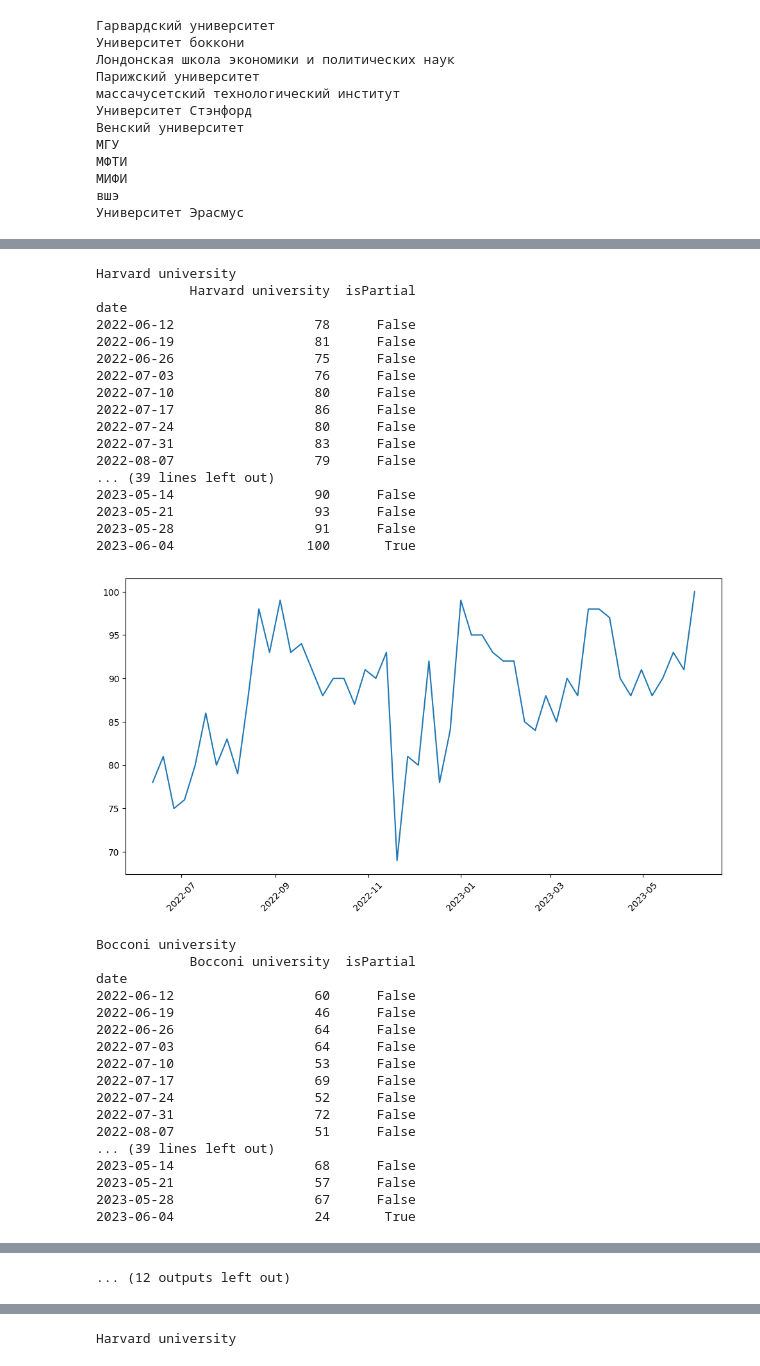
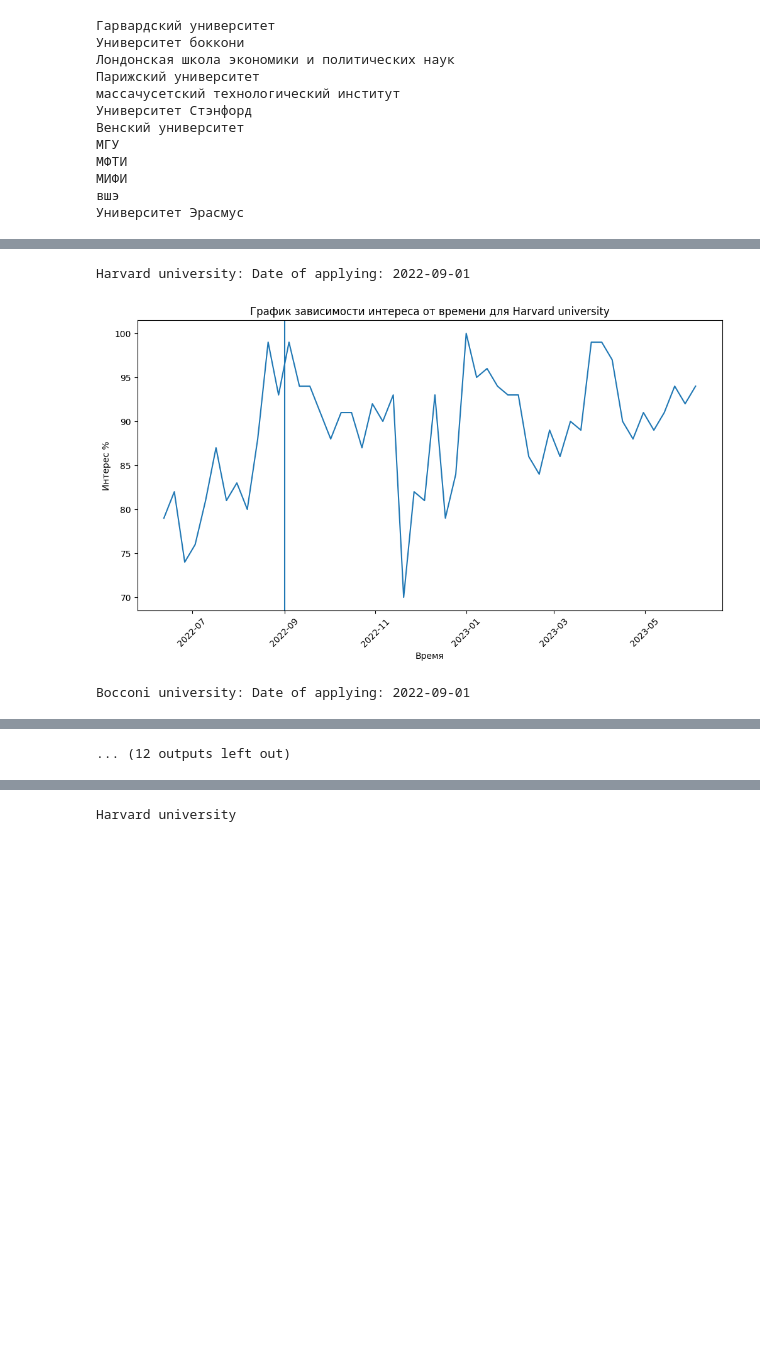
Before and after one commit to oskvorcova/olga_skvorcova, a Jupyter notebook: university_trends.ipynb, the cells around one changed output, grey strips where cells are left out. Drawn from its saved outputs; the diff is of its cells as text; code cells hidden in the pictures; blank space fills up the shorter version.

```diff
--- a/university_trends.ipynb
+++ b/university_trends.ipynb
@@ -151,4 +149,17 @@ for x in (sql_data):
 МИФИ
 вшэ
 Университет Эрасмус
+# %%
+kw_list= ["Harvard university",
+    "Bocconi university",
+    "LSE London",
+    "Science university Paris",
+    "MIT",
+    "Stanford university",
+    "WU Vienna",
+    "Moscow State university",
+    "mipt Russia",
+    "Nuclear University Russia",
+    "Economics school Russia",
+    "Erasmus university Rotterdam"]
 # %%
@@ -192,52 +203,24 @@ Image("data.png", width=3200, height=2400)
 # %%
-# Нарисыем графики по отдельности для университета
-for x in (kw_list):
-    print(x)
+# Нарисуем графики по-отдельности для разных университетов
+for item in (kw_list):
+    print(F"{item[0]}: Date of applying: {item[1]}")
     pytrends = TrendReq()
-    pytrends.build_payload(kw_list=[x], timeframe = 'today 12-m')
+    pytrends.build_payload(kw_list=[item[0]], timeframe = 'today 12-m')
     interest_over_time_df = pytrends.interest_over_time()
-    # Выведем ДФ полученный по реквесту
-    print(interest_over_time_df)
+    # Выведем дата-фрейм, полученный по запросу
+    interest_over_time_df["date_helper"] = interest_over_time_df.index.date
     plt.figure(figsize=(12, 6))
-    plt.plot(interest_over_time_df.index, interest_over_time_df[x])
+    plt.plot(interest_over_time_df["date_helper"], interest_over_time_df[item[0]])
     plt.xticks(rotation=45)
-
+    # Мини костыль была вынуждена применить чтобы обработать данные от Гугл
+    plt.axvline(dt.datetime(int(item[1][0:4]), int(item[1][5:7]), int(item[1][8:10])))
+    plt.title(f'График зависимости интереса от времени для {item[0]}')
+    plt.xlabel('Время')
+    plt.ylabel('Интерес %')
     plt.show()
-    # Спим чтобы гугл не забанил
+    # Спим, чтобы Гугл не забанил
     time.sleep(3)
 # %% [output]
-Harvard university
-            Harvard university  isPartial
-date
-2022-06-12                  78      False
-2022-06-19                  81      False
-2022-06-26                  75      False
-2022-07-03                  76      False
-2022-07-10                  80      False
-2022-07-17                  86      False
-2022-07-24                  80      False
-2022-07-31                  83      False
-2022-08-07                  79      False
-... (39 lines left out)
-2023-05-14                  90      False
-2023-05-21                  93      False
-2023-05-28                  91      False
-2023-06-04                 100       True
+Harvard university: Date of applying: 2022-09-01
-[figure, old version]
+[figure, new version]
-Bocconi university
-            Bocconi university  isPartial
-date
-2022-06-12                  60      False
-2022-06-19                  46      False
-2022-06-26                  64      False
-2022-07-03                  64      False
-2022-07-10                  53      False
-2022-07-17                  69      False
-2022-07-24                  52      False
-2022-07-31                  72      False
-2022-08-07                  51      False
-... (39 lines left out)
-2023-05-14                  68      False
-2023-05-21                  57      False
-2023-05-28                  67      False
-2023-06-04                  24       True
+Bocconi university: Date of applying: 2022-09-01
```
Also changed, not shown: parts of 16 cells of this notebook.
